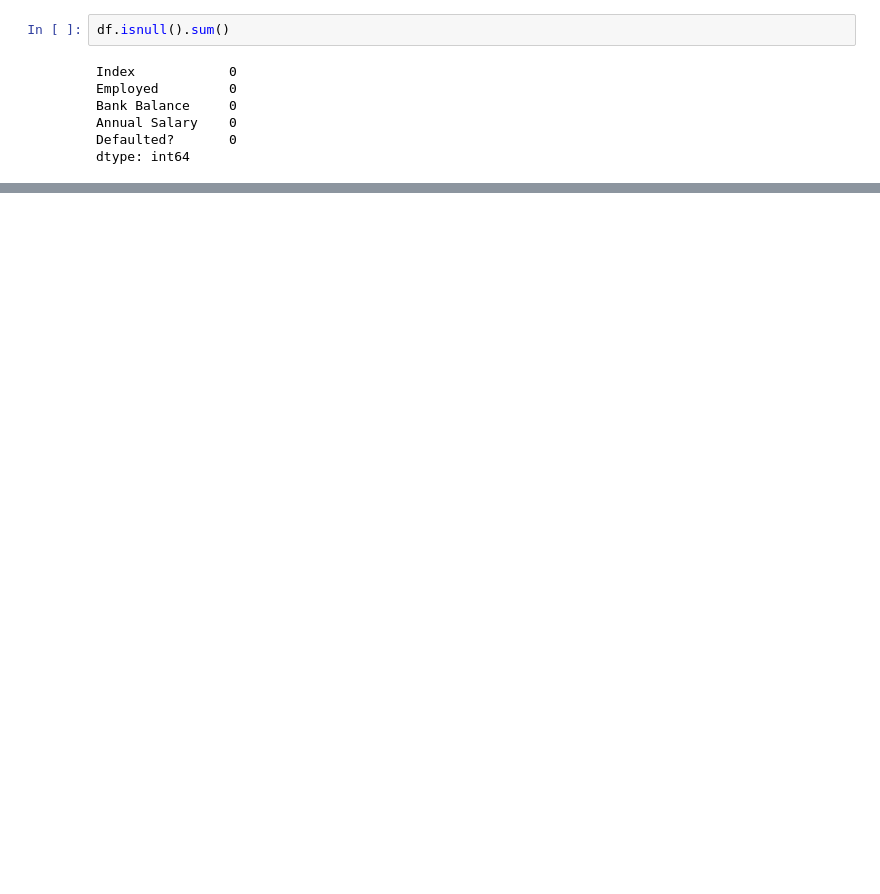
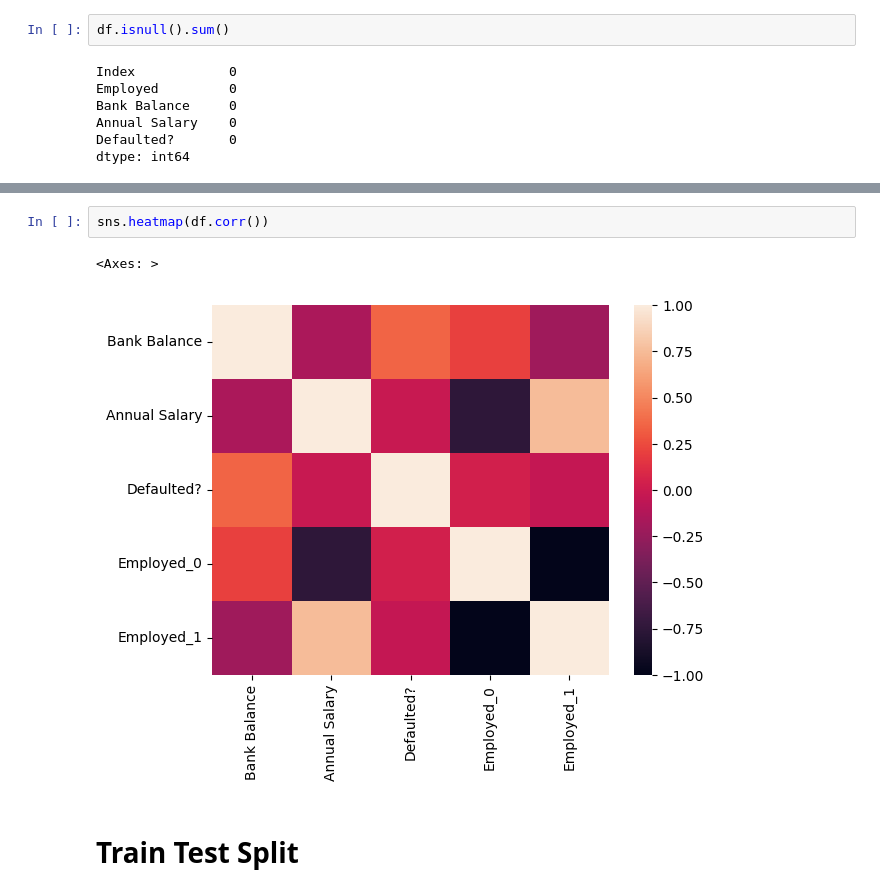
Before and after one commit to shanelze/bc3409-homework2, a Jupyter notebook: Homework2_ShaneLim.ipynb, the cells around one changed output, grey strips where cells are left out. Cells and saved outputs as stored; diff of their text form; blank space fills up the shorter version.

```diff
--- a/Homework2_ShaneLim.ipynb
+++ b/Homework2_ShaneLim.ipynb
@@ -55,0 +88,7 @@ X_test["Credit Amount"] = stats.zscore(X_test["Credit Amount"])
+# %%
+sns.heatmap(df.corr())
+# %% [output]
+<Axes: >
+[figure, added]
+# %% [markdown]
+# Train Test Split
```
Also changed, not shown: parts of 27 cells of this notebook, 3 other files.
